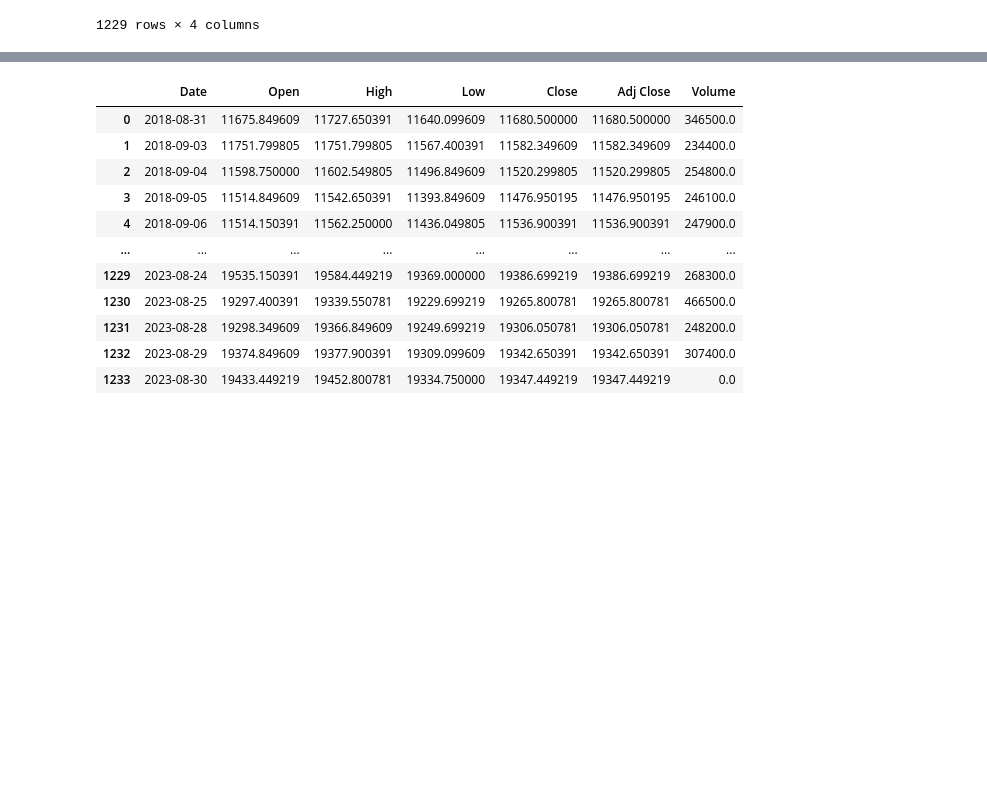
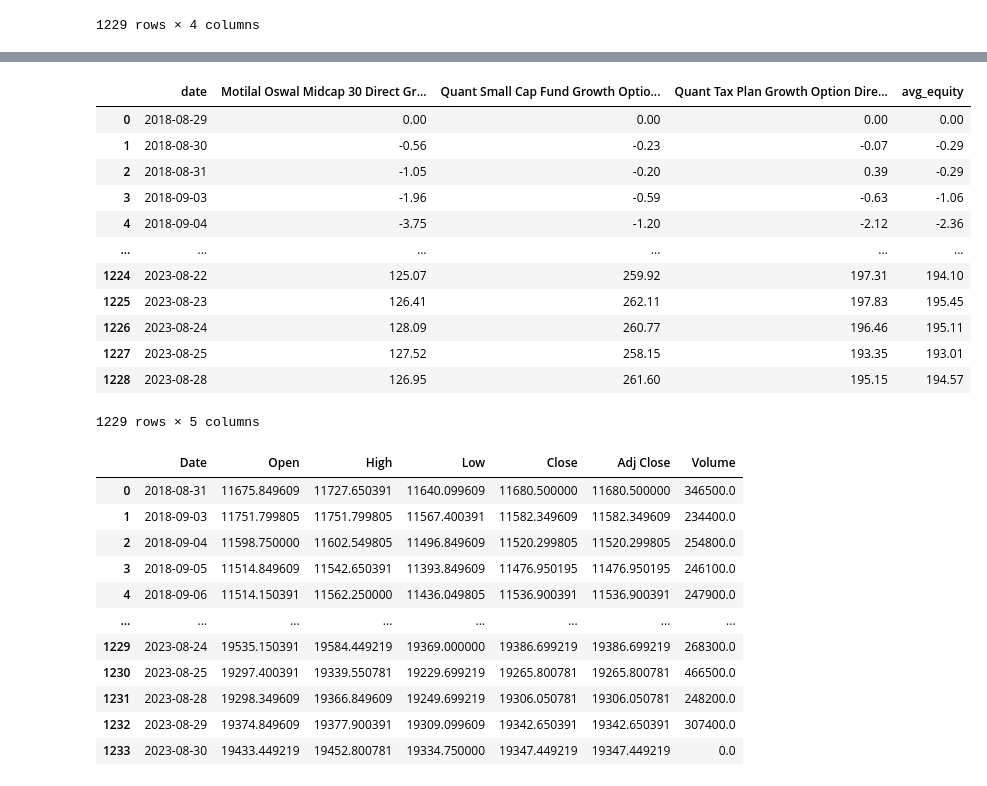
Before and after one commit to amanhooda98/Mutual_Fund_Analytics, a Jupyter notebook: Mutual_Fund_Analytics.ipynb, the cells around one changed output, grey strips where cells are left out. Saved outputs shown, nothing was run; the diff lists cells and outputs as text; code cells hidden in the pictures; blank space fills up the shorter version.

```diff
--- a/Mutual_Fund_Analytics.ipynb
+++ b/Mutual_Fund_Analytics.ipynb
@@ -297,3 +281,19 @@ merge_hybrid["avg_hybrid"] = merge_hybrid[hybrid.values()].mean(axis=1)
+# %%
+merge_equity
+# %% [output]
+|  | date | Motilal Oswal Midcap 30 Direct Gr... | Quant Small Cap Fund Growth Optio... | Quant Tax Plan Growth Option Dire... | avg_equity |
+| 0 | 2018-08-29 | 0.00 | 0.00 | 0.00 | 0.00 |
+| 1 | 2018-08-30 | -0.56 | -0.23 | -0.07 | -0.29 |
+| 2 | 2018-08-31 | -1.05 | -0.20 | 0.39 | -0.29 |
+| 3 | 2018-09-03 | -1.96 | -0.59 | -0.63 | -1.06 |
+| 4 | 2018-09-04 | -3.75 | -1.20 | -2.12 | -2.36 |
+| ... | ... | ... | ... | ... | ... |
+| 1224 | 2023-08-22 | 125.07 | 259.92 | 197.31 | 194.10 |
+| 1225 | 2023-08-23 | 126.41 | 262.11 | 197.83 | 195.45 |
+| 1226 | 2023-08-24 | 128.09 | 260.77 | 196.46 | 195.11 |
+| 1227 | 2023-08-25 | 127.52 | 258.15 | 193.35 | 193.01 |
+| 1228 | 2023-08-28 | 126.95 | 261.60 | 195.15 | 194.57 |
+1229 rows × 5 columns
 # %%
 index_df = pd.read_csv(".//data_in//^NSEI.csv")
 # %%
```
Also changed, not shown: parts of 10 cells of this notebook, 1 other file.
